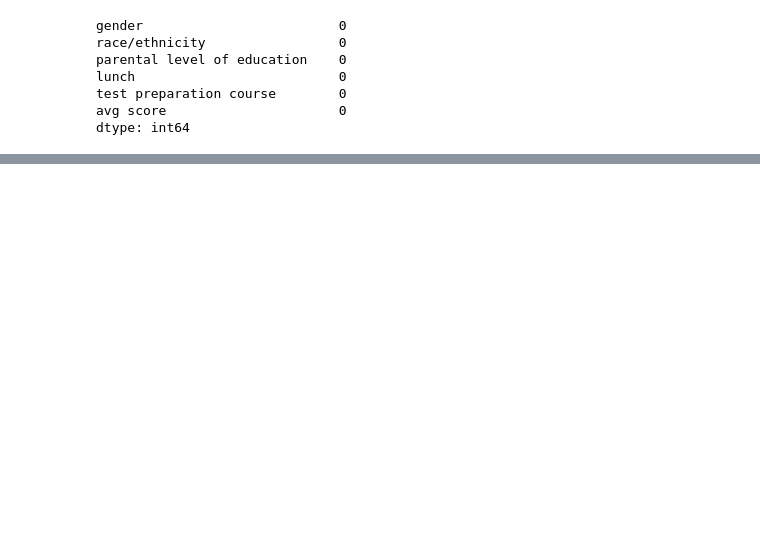
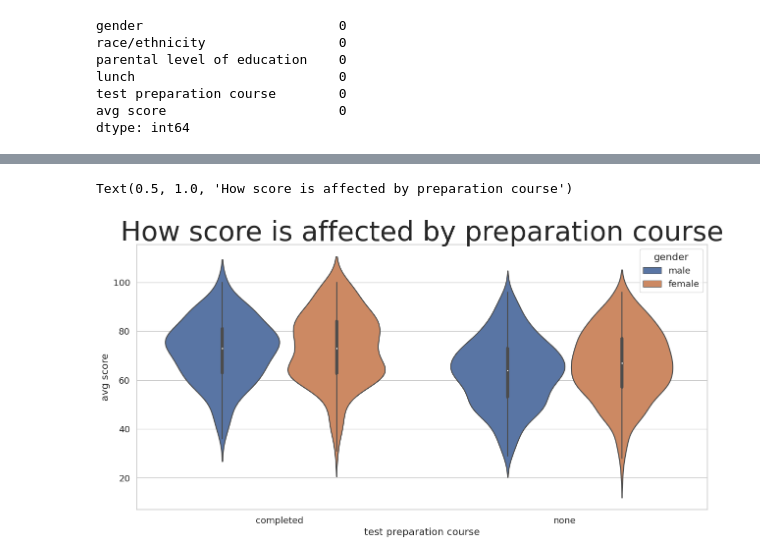
Before and after one commit to xShoho/Student-Performance-Exams, a Jupyter notebook: Student-Performance-Exams.ipynb, the cells around one changed output, grey strips where cells are left out. Cells and saved outputs as stored; diff of their text form; code cells hidden in the pictures; blank space fills up the shorter version.

```diff
--- a/Student-Performance-Exams.ipynb
+++ b/Student-Performance-Exams.ipynb
@@ -171,0 +195,6 @@ dtype: int64
+# %%
+sns.violinplot(x= 'test preparation course', y= 'avg score', hue= 'gender', data= df)
+plt.title('How score is affected by preparation course', fontsize= 40)
+# %% [output]
+Text(0.5, 1.0, 'How score is affected by preparation course')
+[figure, added]
```
Also changed, not shown: parts of 8 cells of this notebook.
